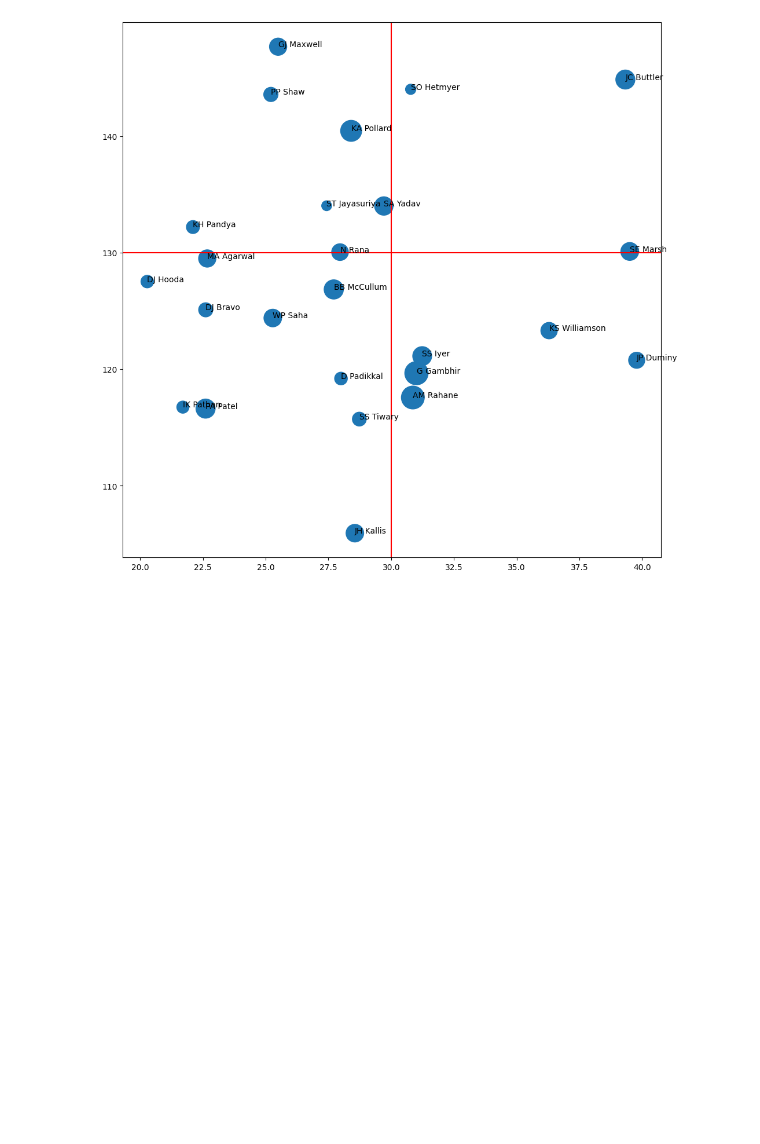
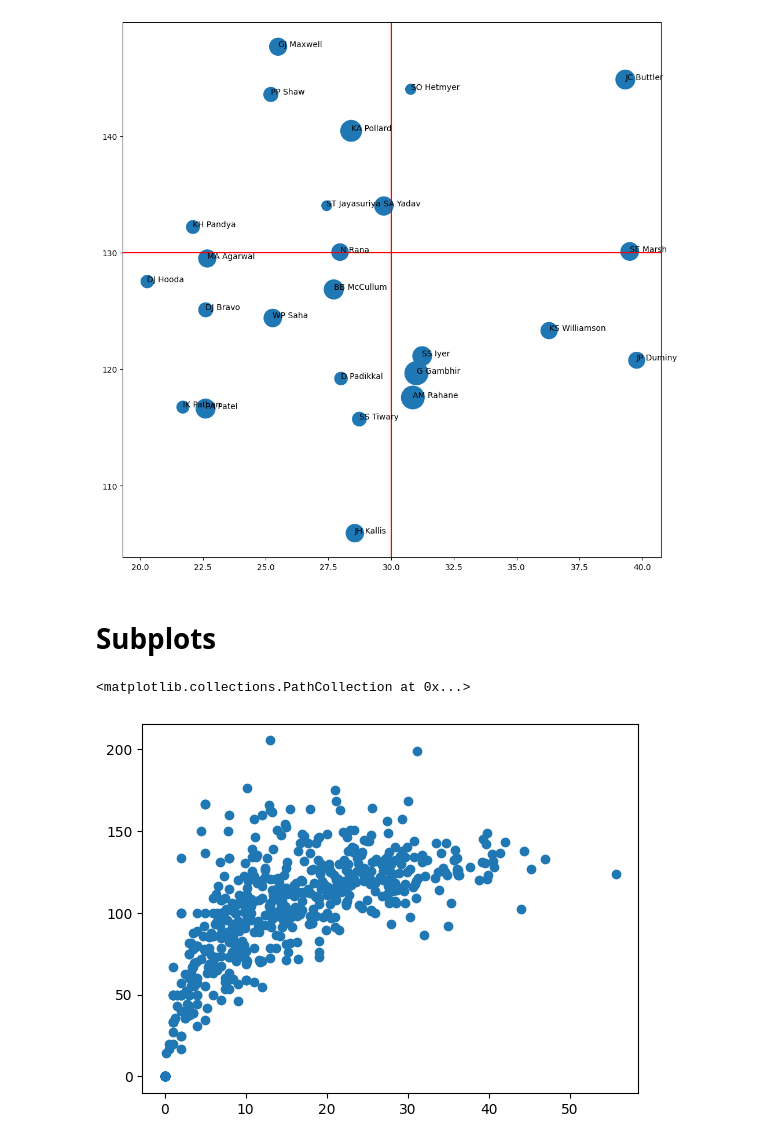
Before and after one commit to Vivek-Joshi17/Data_Visualization, a Jupyter notebook: Matplotlib_advance.ipynb, the cells around one changed output. Saved outputs shown, nothing was run; the diff lists cells and outputs as text; code cells hidden in the pictures; blank space fills up the shorter version.

Commit message:
subplot

```diff
--- a/Matplotlib_advance.ipynb
+++ b/Matplotlib_advance.ipynb
@@ -97,3 +97,11 @@ for i in range (sample_df.shape[0]):
   plt.text(sample_df['avg'].values[i],sample_df['strike_rate'].values[i],sample_df['batter'].values[i],fontdict={'size':10})
 # %% [output]
 [figure]
+# %% [markdown]
+# Subplots
+# %%
+fig , ax=plt.subplots()
+ax.scatter(batters['avg'],batters['strike_rate'])
+# %% [output]
+<matplotlib.collections.PathCollection at 0x...>
+[figure, added]
```
Also changed, not shown: parts of 7 cells of this notebook.
